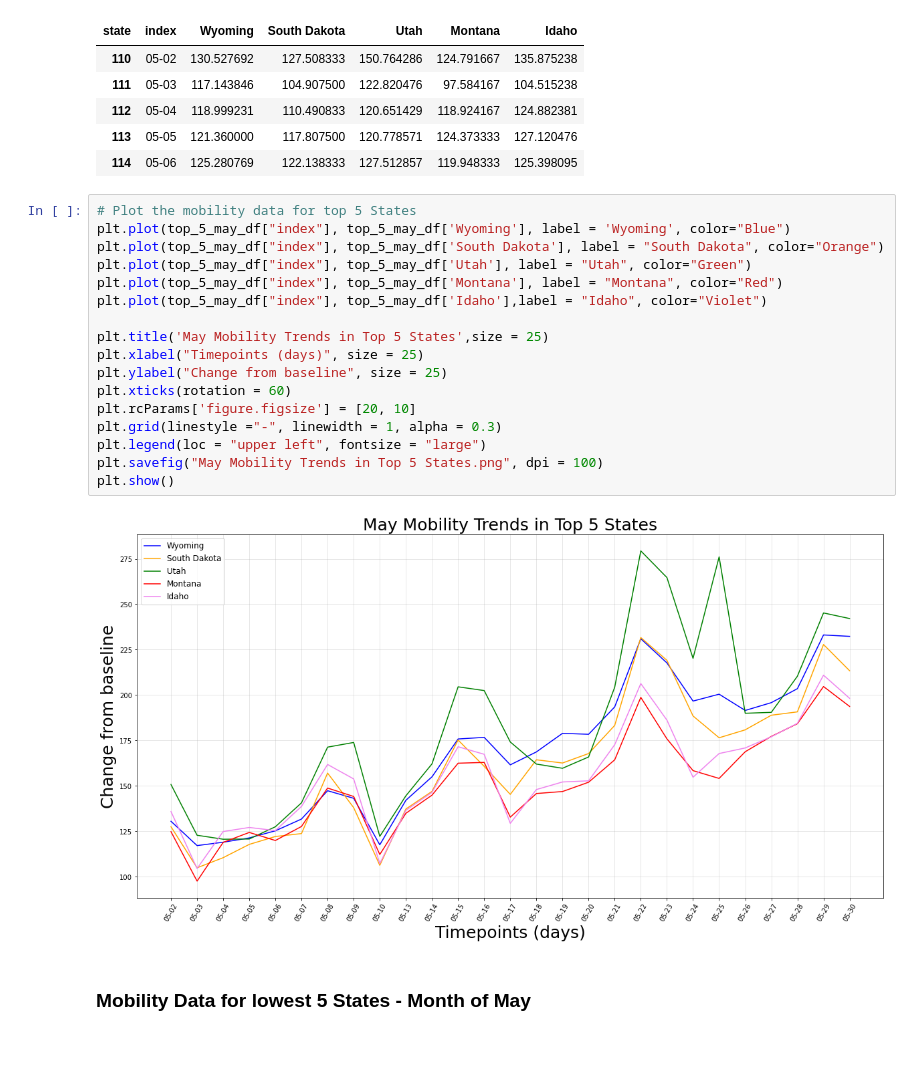
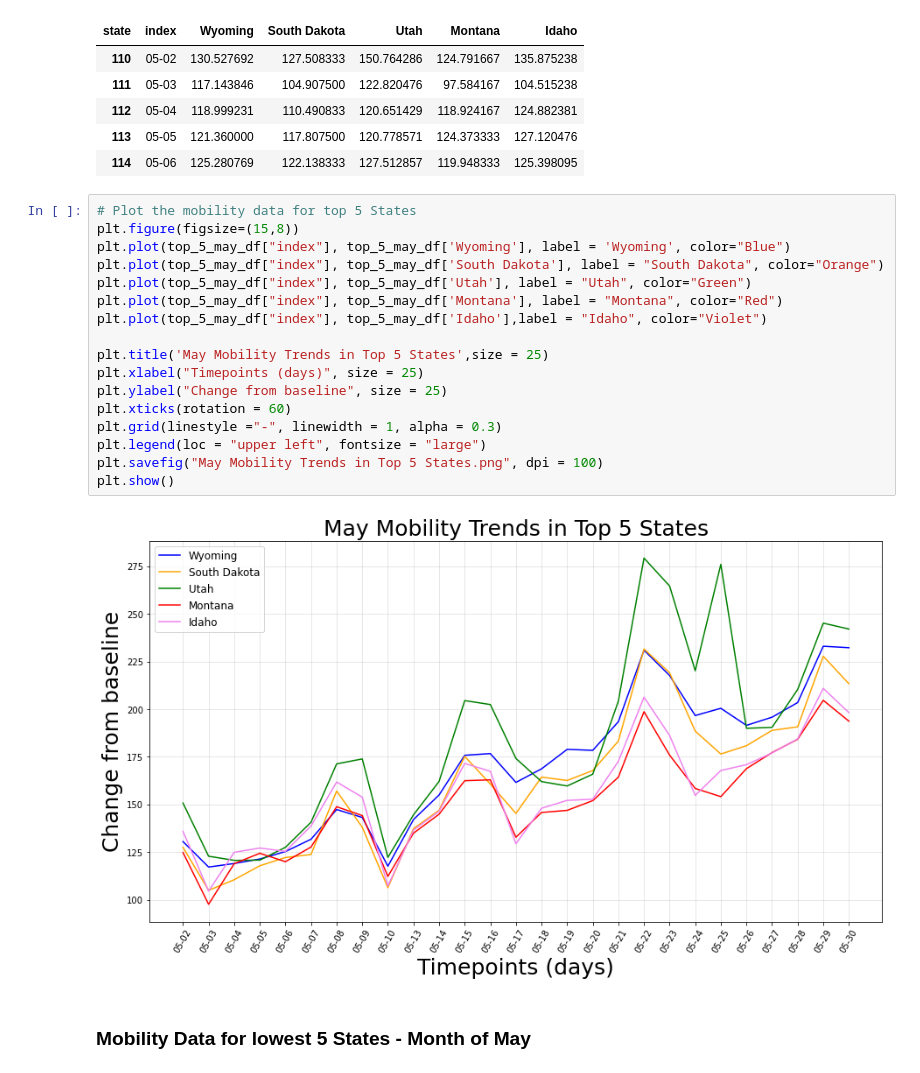
Before and after one commit to LisaHarrison08/Project_G4, a Jupyter notebook: Apple Mobility/Apple_Mobility.ipynb, the cells around one changed output. Cells and saved outputs as stored; diff of their text form; blank space fills up the shorter version.

```diff
--- a/Apple Mobility/Apple_Mobility.ipynb
+++ b/Apple Mobility/Apple_Mobility.ipynb
@@ -397,23 +430,23 @@ top_5_may_df.head()
 | 114 | 05-06 | 125.280769 | 122.138333 | 127.512857 | 119.948333 | 125.398095 |
 # %%
 # Plot the mobility data for top 5 States
+plt.figure(figsize=(15,8))
 plt.plot(top_5_may_df["index"], top_5_may_df['Wyoming'], label = 'Wyoming', color="Blue")
 plt.plot(top_5_may_df["index"], top_5_may_df['South Dakota'], label = "South Dakota", color="Orange")
 plt.plot(top_5_may_df["index"], top_5_may_df['Utah'], label = "Utah", color="Green")
 plt.plot(top_5_may_df["index"], top_5_may_df['Montana'], label = "Montana", color="Red")
 plt.plot(top_5_may_df["index"], top_5_may_df['Idaho'],label = "Idaho", color="Violet")
 
 plt.title('May Mobility Trends in Top 5 States',size = 25)
 plt.xlabel("Timepoints (days)", size = 25)
 plt.ylabel("Change from baseline", size = 25)
 plt.xticks(rotation = 60)
-plt.rcParams['figure.figsize'] = [20, 10]
 plt.grid(linestyle ="-", linewidth = 1, alpha = 0.3)
 plt.legend(loc = "upper left", fontsize = "large")
 plt.savefig("May Mobility Trends in Top 5 States.png", dpi = 100)
 plt.show()
 # %% [output]
-[figure, old version]
+[figure, new version]
 # %% [markdown]
 ### Mobility Data for lowest 5 States - Month of May
 # %%
```
Also changed, not shown: parts of 7 cells of this notebook, 5 other files.
